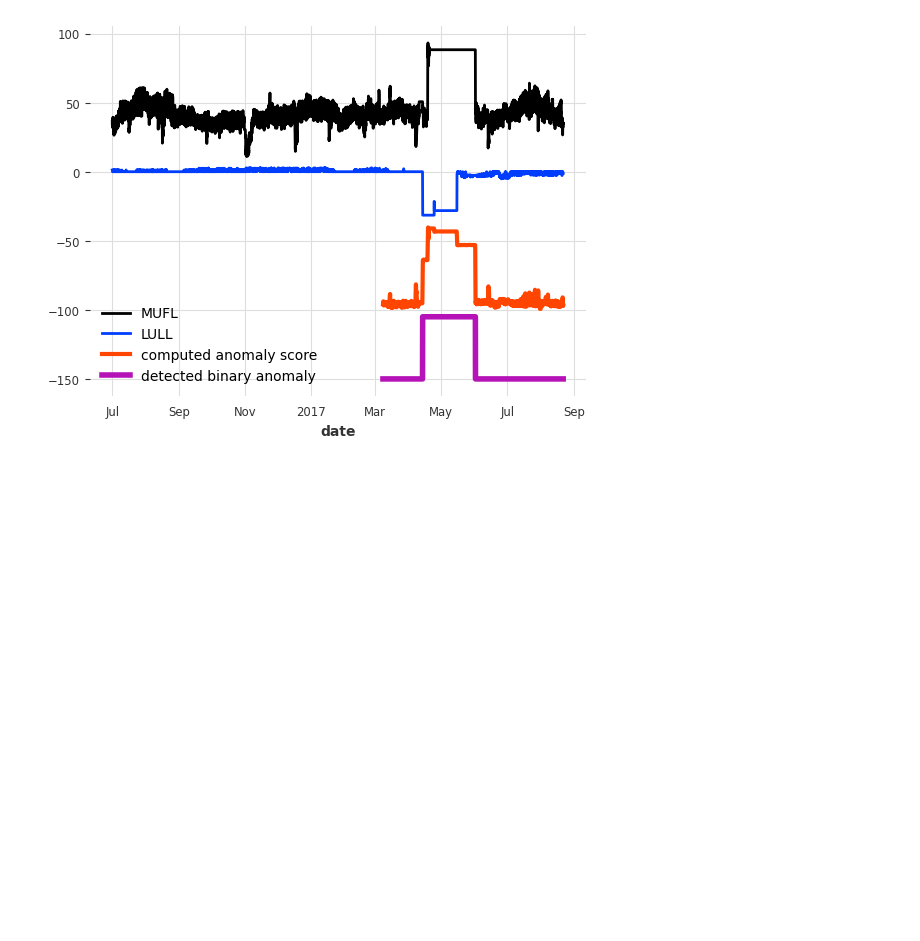
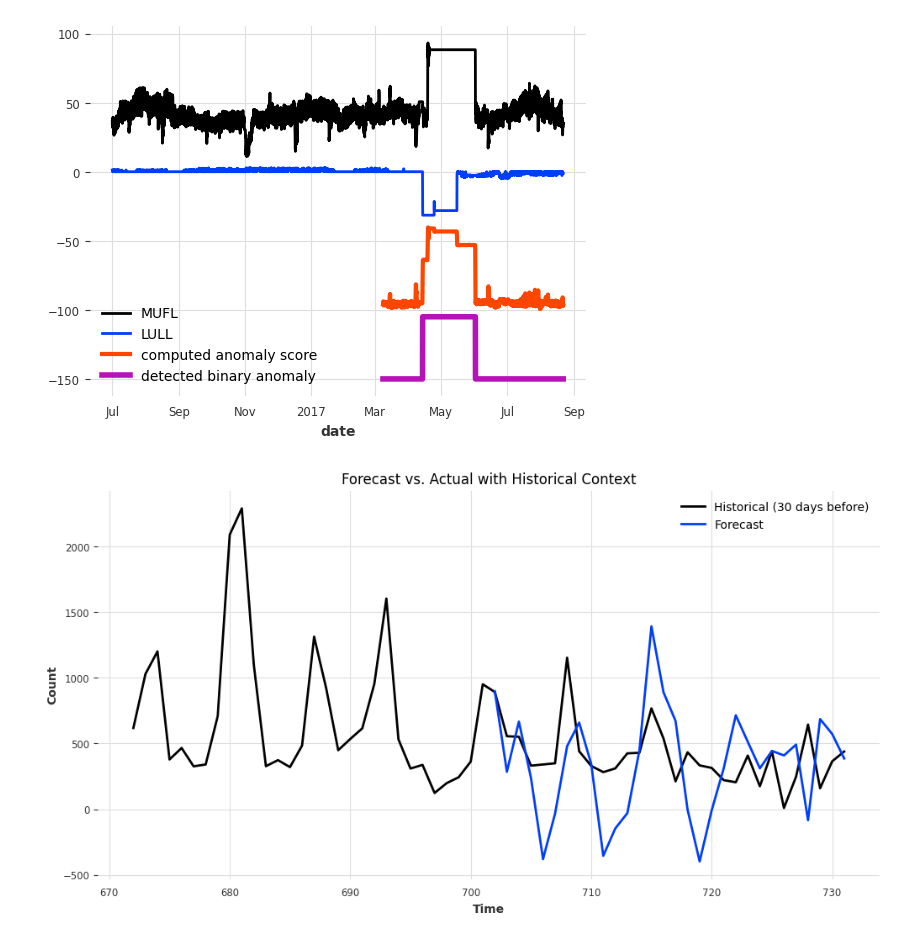
Before and after one commit to cwardlow7/BikeShareDemandForecast, a Jupyter notebook: BikeShareDemandForecast.ipynb, the cells around one changed output. Saved outputs shown, nothing was run; the diff lists cells and outputs as text; code cells hidden in the pictures; blank space fills up the shorter version.

Commit message:
Finished Linear Regression Model

```diff
--- a/BikeShareDemandForecast.ipynb
+++ b/BikeShareDemandForecast.ipynb
@@ -271,3 +263,53 @@ series.plot()
 # %% [output]
 <Axes: xlabel='date'>
 [figure]
+# %%
+from darts import TimeSeries
+from darts.utils.timeseries_generation import datetime_attribute_timeseries
+
+# Assuming 'df' is your DataFrame with a datetime index
+target_series = TimeSeries.from_dataframe(day_df, time_col='instant', value_cols='casual')
+covariates = TimeSeries.from_dataframe(day_df, time_col='instant', value_cols=['season', 'yr', 'mnth', 'holiday', 'weekday',
+       'workingday', 'weathersit', 'temp', 'atemp', 'hum', 'windspeed'])
+
+# Set forecast horizon
+forecast_horizon = 30  # Example: Predict next 12 time steps
+
+# Create training set up to (final_data_point - forecast_horizon)
+train_series = target_series[:-forecast_horizon]
+train_covariates = covariates[:-forecast_horizon]
+# %%
+from darts.models import LinearRegressionModel
+import matplotlib.pyplot as plt
+
+# Fit the model
+model = LinearRegressionModel(
+
+    lags=30,
+
+    lags_past_covariates=30,
+
+    output_chunk_length=forecast_horizon,
+
+)
+
+model.fit(series=train_series, past_covariates=train_covariates)
+
+# Make prediction
+forecast = model.predict(n=forecast_horizon, past_covariates=train_covariates)
+
+# Select 30 days before the forecast starts
+historical_context = target_series[-(forecast_horizon + 30):]
+
+# Plot everything
+plt.figure(figsize=(12, 6))
+historical_context.plot(label='Historical (30 days before)')
+forecast.plot(label='Forecast', lw=2)
+
+plt.title("Forecast vs. Actual with Historical Context")
+plt.xlabel("Time")
+plt.ylabel("Count")
+plt.legend()
+plt.show()
+# %% [output]
+[figure, added]
```
Also changed, not shown: parts of 3 cells of this notebook.
